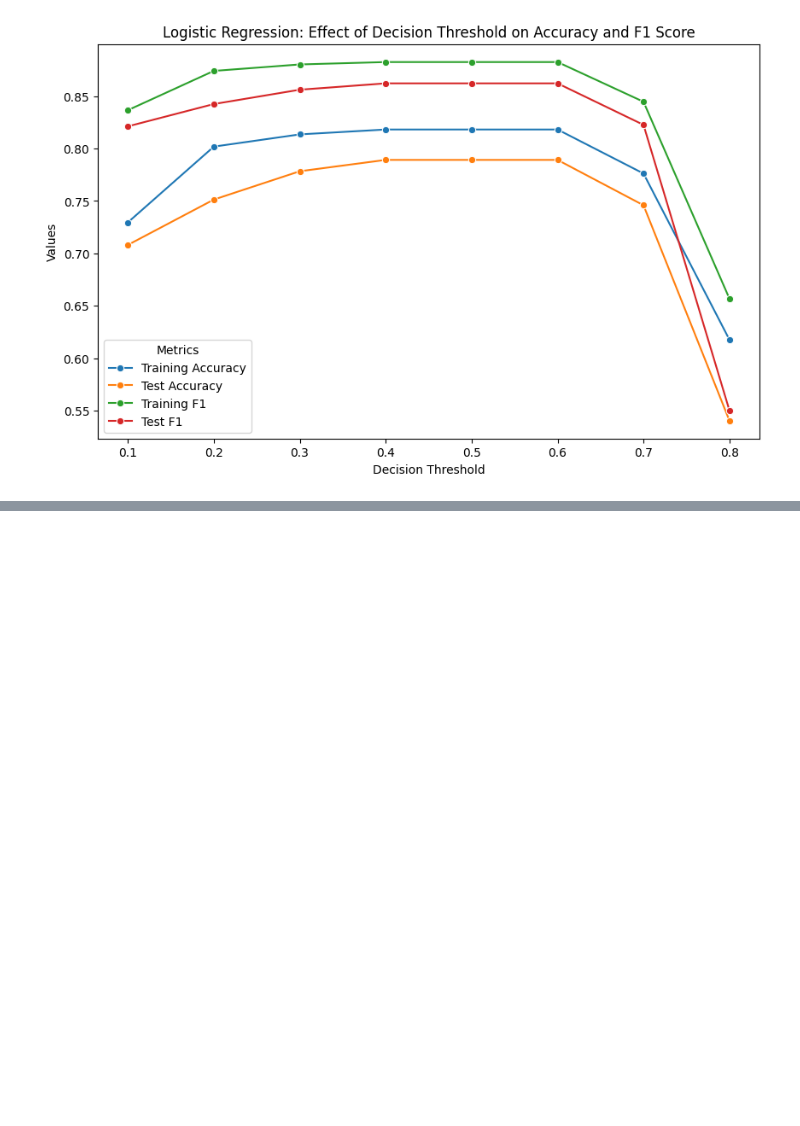
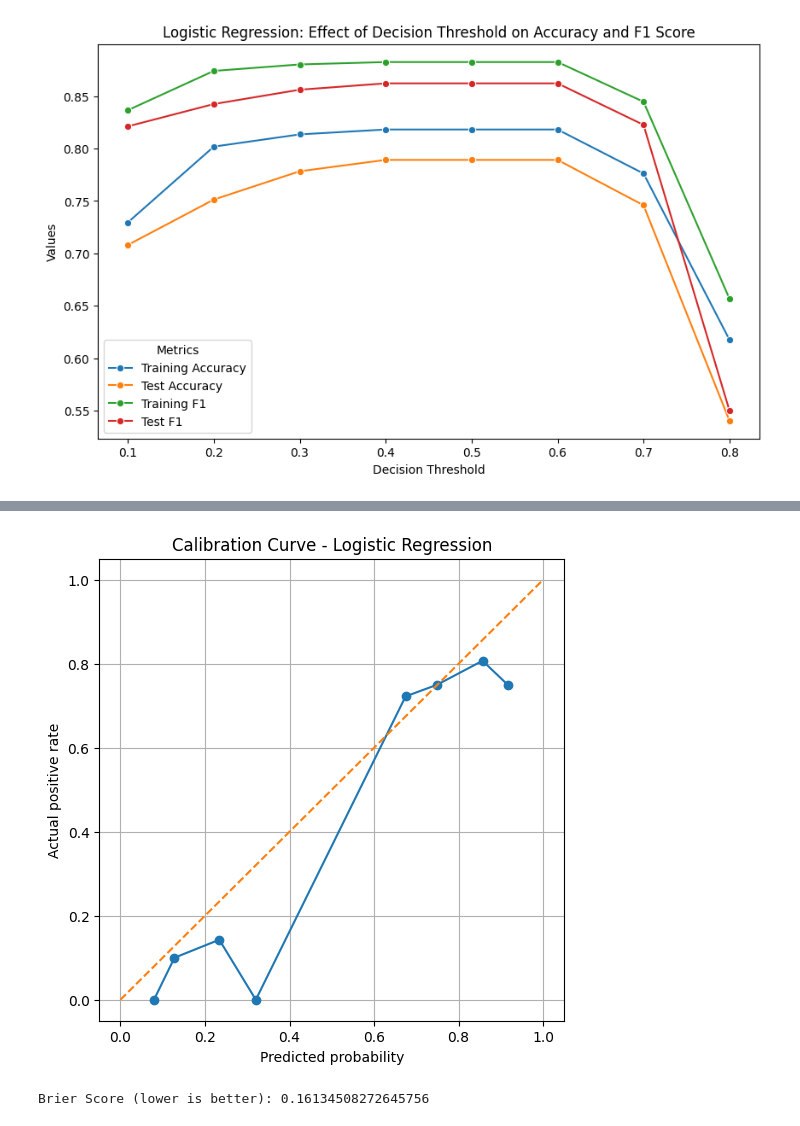
Before and after one commit to bhavbooks/Loan-Approval-Prediction-System, a Jupyter notebook: main.ipynb, the cells around one changed output, grey strips where cells are left out. Saved outputs shown, nothing was run; the diff lists cells and outputs as text; code cells hidden in the pictures; blank space fills up the shorter version.

```diff
--- a/main.ipynb
+++ b/main.ipynb
@@ -1340,0 +1503,20 @@ plt.show()
+# %%
+from sklearn.calibration import calibration_curve
+from sklearn.metrics import brier_score_loss
+
+prob_true, prob_pred = calibration_curve(y_test, y_test_proba, n_bins=10)
+
+plt.figure(figsize=(6,6))
+plt.plot(prob_pred, prob_true, marker="o")
+plt.plot([0,1], [0,1], linestyle="--")
+plt.xlabel("Predicted probability")
+plt.ylabel("Actual positive rate")
+plt.title("Calibration Curve - Logistic Regression")
+plt.grid(True)
+plt.show()
+
+brier = brier_score_loss(y_test, y_test_proba)
+print("Brier Score (lower is better):", brier)
+# %% [output]
+[figure, added]
+Brier Score (lower is better): 0.16134508272645756
```
Also changed, not shown: parts of 37 cells of this notebook.
